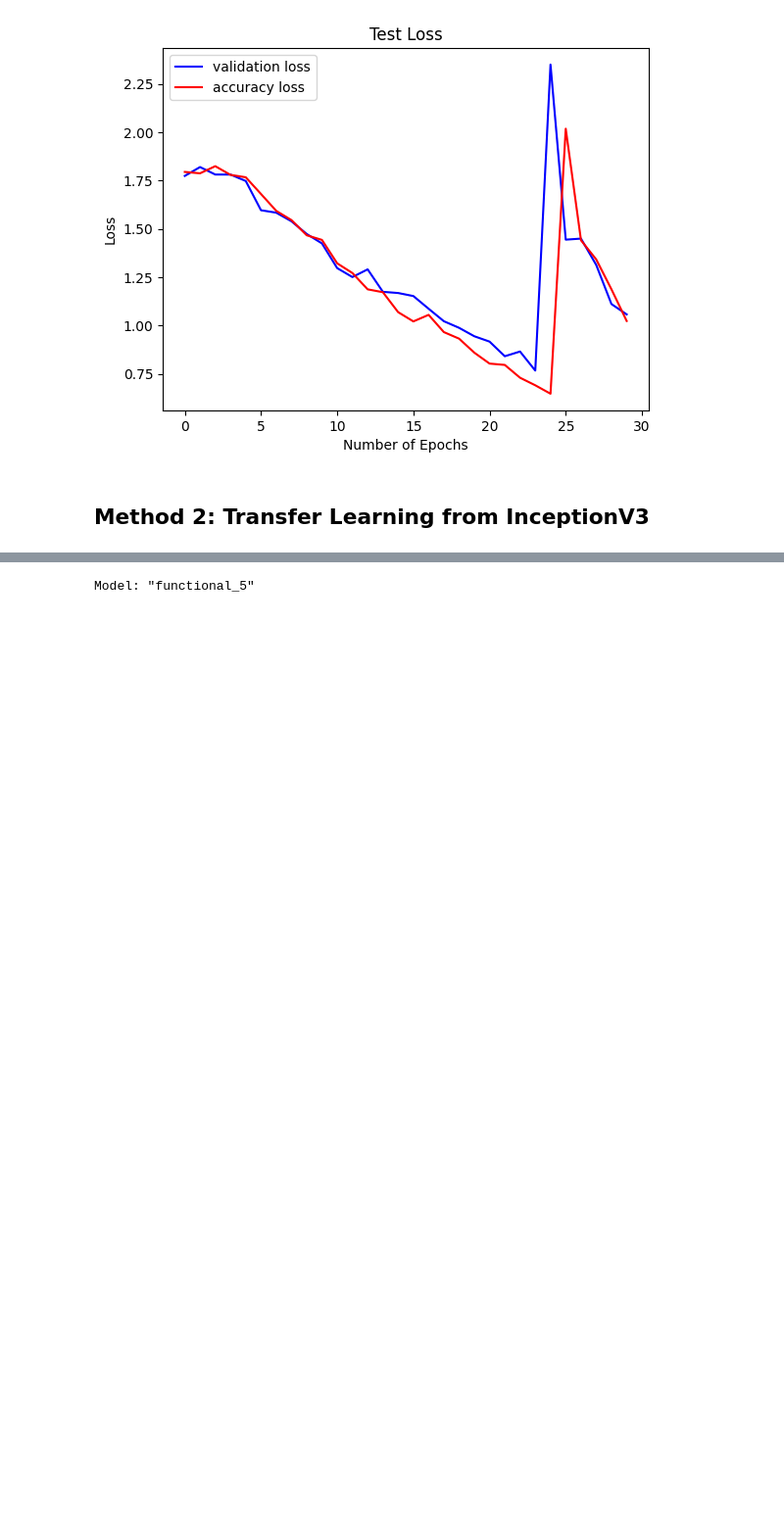
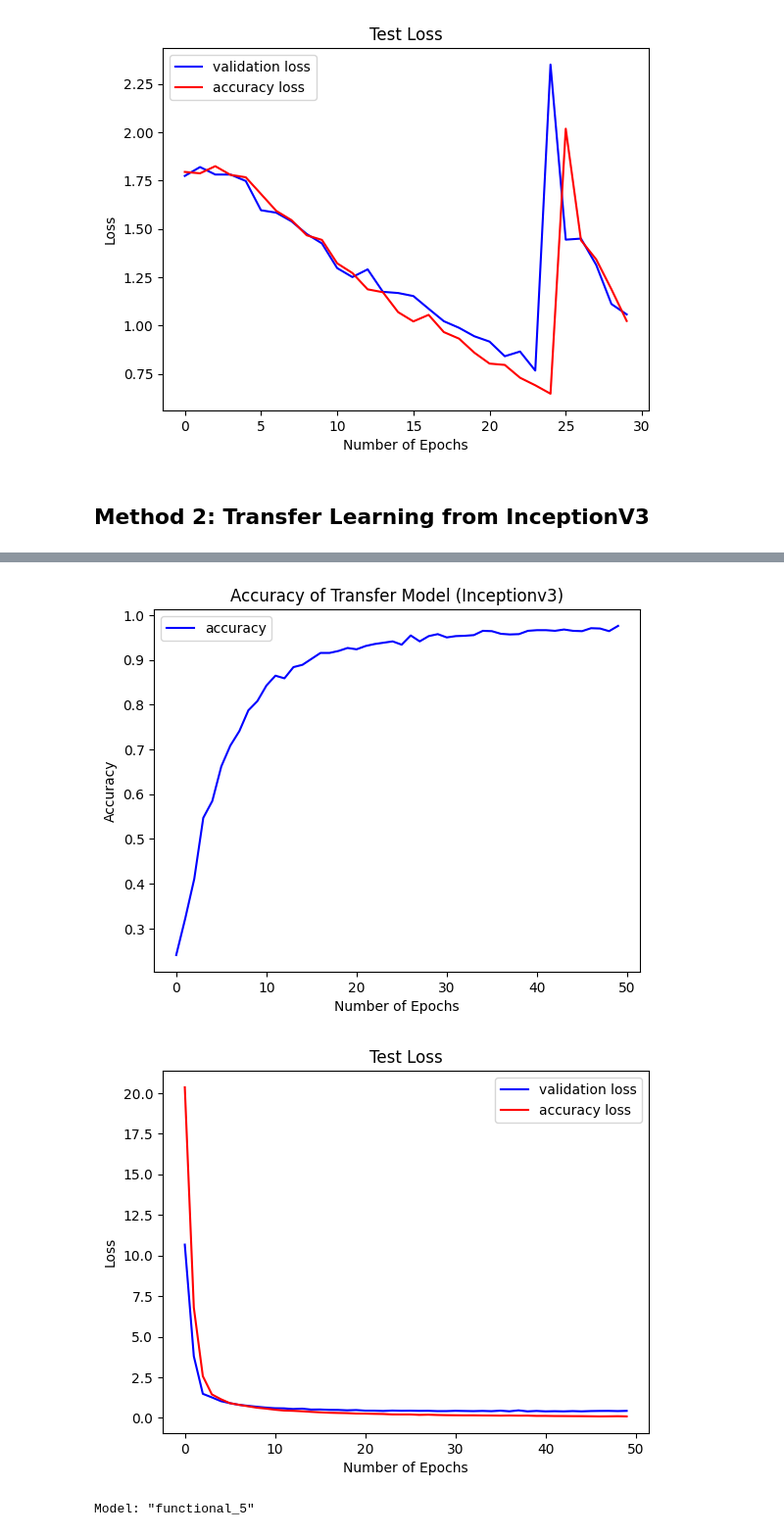
Before and after one commit to ktrin-u/KEY-Sugarcane-Image-Classifier, a Jupyter notebook: main.ipynb, the cells around one changed output, grey strips where cells are left out. Shown at 98% size. Saved outputs shown, nothing was run; the diff lists cells and outputs as text; code cells hidden in the pictures; blank space fills up the shorter version.

```diff
--- a/main.ipynb
+++ b/main.ipynb
@@ -449,10 +449,11 @@ plt.show()
 # %% [markdown]
 ## Method 2: Transfer Learning from InceptionV3
 # %%
+import keras
 from keras.api.applications.inception_v3 import InceptionV3
 
-EPOCHS = 20
-BATCH_SIZE = 250
+EPOCHS = 50
+BATCH_SIZE = 256
 
 pre_trained_model = InceptionV3(
     input_shape=X_train.shape[1::],
@@ -504,3 +505,25 @@ Epoch 20/20
+# %%
+import matplotlib.pyplot as plt
+
+# show the accuracy of method 2
+plt.plot(history.history["acc"], color="b", label="accuracy")
+plt.title("Accuracy of Transfer Model (Inceptionv3)")
+plt.xlabel("Number of Epochs")
+plt.ylabel("Accuracy")
+plt.legend()
+plt.show()
+
+# show the training (and validation) loss of method 2
+plt.plot(history.history["val_loss"], color="b", label="validation loss")
+plt.plot(history.history["loss"], color="r", label="accuracy loss")
+plt.title("Test Loss")
+plt.xlabel("Number of Epochs")
+plt.ylabel("Loss")
+plt.legend()
+plt.show()
+# %% [output]
+[figure, added]
+[figure, added]
 # %%
 transfer_model.summary()
 # %% [output]
```
Also changed, not shown: parts of 7 cells of this notebook.
